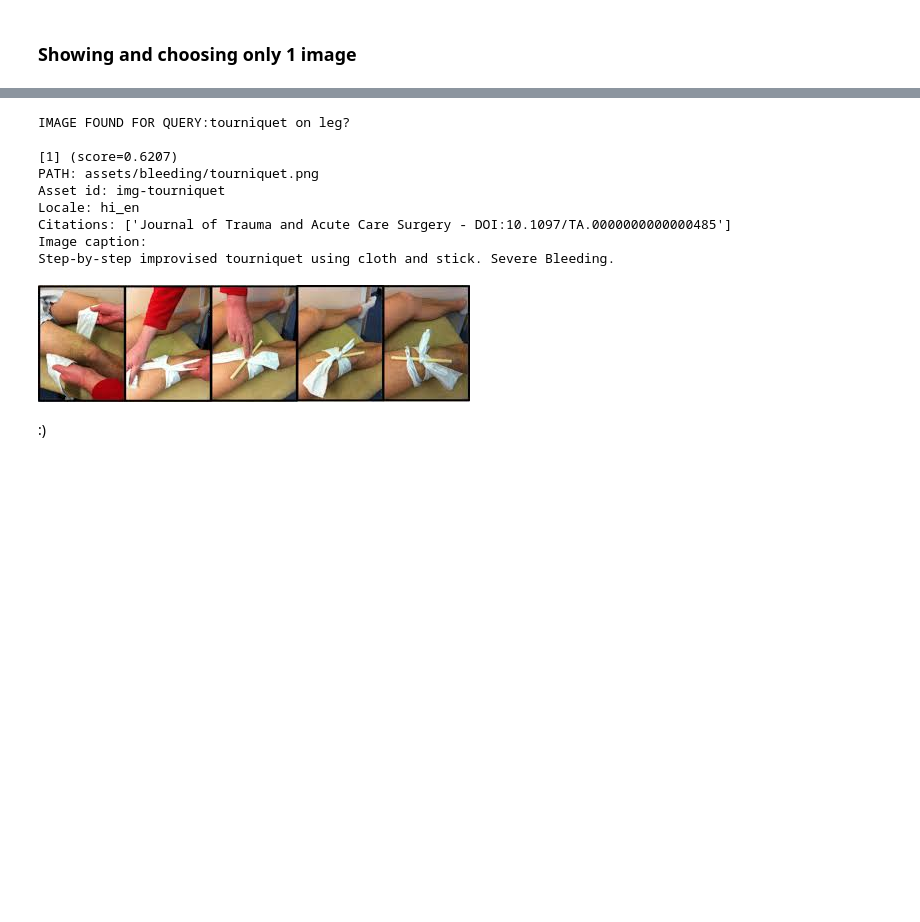
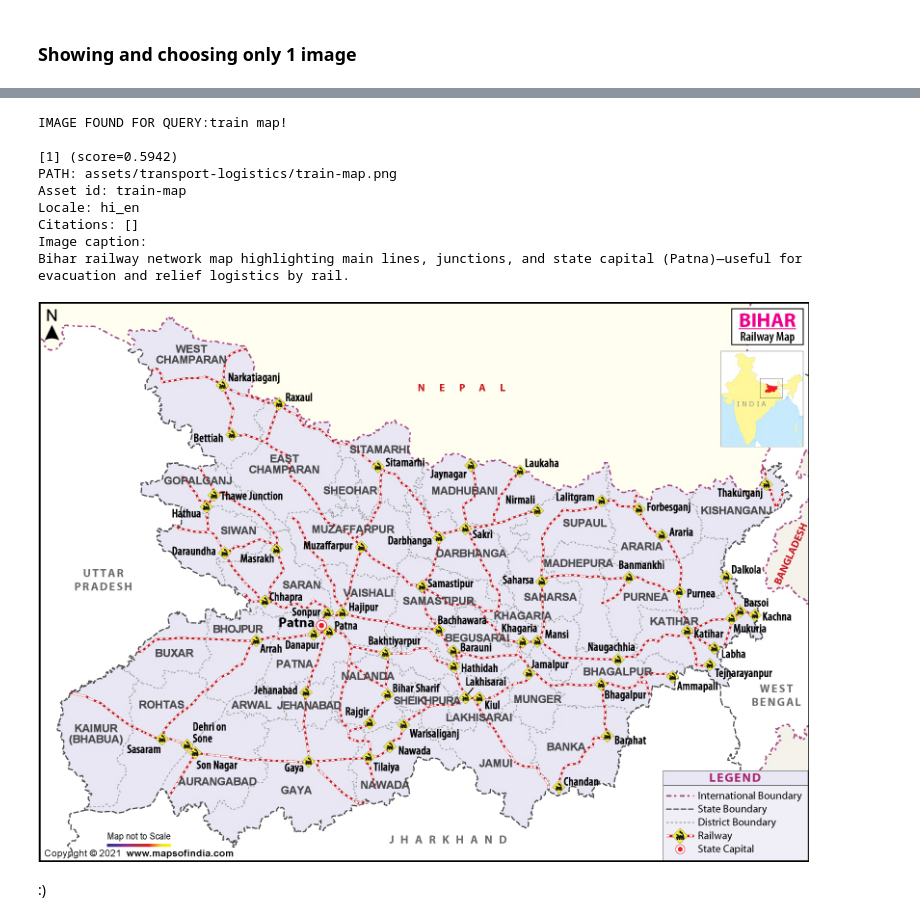
Before and after one commit to KaartikDev/Offline-AI-Kiosk, a Jupyter notebook: imageCaptionVectorDB.ipynb, the cells around one changed output, grey strips where cells are left out. Cells and saved outputs as stored; diff of their text form; code cells hidden in the pictures; blank space fills up the shorter version.

Commit message:
Embdeeded new asset captions and created new UI

```diff
--- a/imageCaptionVectorDB.ipynb
+++ b/imageCaptionVectorDB.ipynb
@@ -267,42 +267,42 @@ Immobilize fractures with splint. Arm and leg. Broken bone.
 # %%
 # Filter to only show one good enough image
-query = "tourniquet on leg?"
+query = "train map!"
 foundImage = False
 minScore = 0.32
 finalDoc  = Document(page_content="")
 results = vs.similarity_search_with_score(query, k=4)
 
 from IPython.display import Image, display
 
 for i, (d, score) in enumerate(results, 1):
 
     if score >= minScore:
         finalDoc = d
         foundImage = True
         break
 if not foundImage:
     print("NO IMAGE FOUND FOR QUERY:" + query)
 else:
     print("IMAGE FOUND FOR QUERY:" + query)
     print(f"\n[{i}] (score={score:.4f})")
     print("PATH:", finalDoc.metadata['path'])
     print("Asset id:", finalDoc.metadata["id"])
     print("Locale:", finalDoc.metadata["locale"])
     print("Citations:", [c["title"] for c in finalDoc.metadata.get("citations", [])])
     print("Image caption:")
     print(finalDoc.page_content[:300], "..." if len(finalDoc.page_content) > 300 else "")
     img_path = ROOT / finalDoc.metadata['path']
     display(Image(filename=img_path))
 # %% [output]
-IMAGE FOUND FOR QUERY:tourniquet on leg?
+IMAGE FOUND FOR QUERY:train map!
 
-[1] (score=0.6207)
-PATH: assets/bleeding/tourniquet.png
-Asset id: img-tourniquet
+[1] (score=0.5942)
+PATH: assets/transport-logistics/train-map.png
+Asset id: train-map
 Locale: hi_en
-Citations: ['Journal of Trauma and Acute Care Surgery - DOI:10.1097/TA.0000000000000485']
+Citations: []
 Image caption:
-Step-by-step improvised tourniquet using cloth and stick. Severe Bleeding.
+Bihar railway network map highlighting main lines, junctions, and state capital (Patna)—useful for evacuation and relief logistics by rail.
-[figure, old version]
+[figure, new version]
 # %% [markdown]
 :)
```
Also changed, not shown: parts of 3 cells of this notebook, 9 other files.
